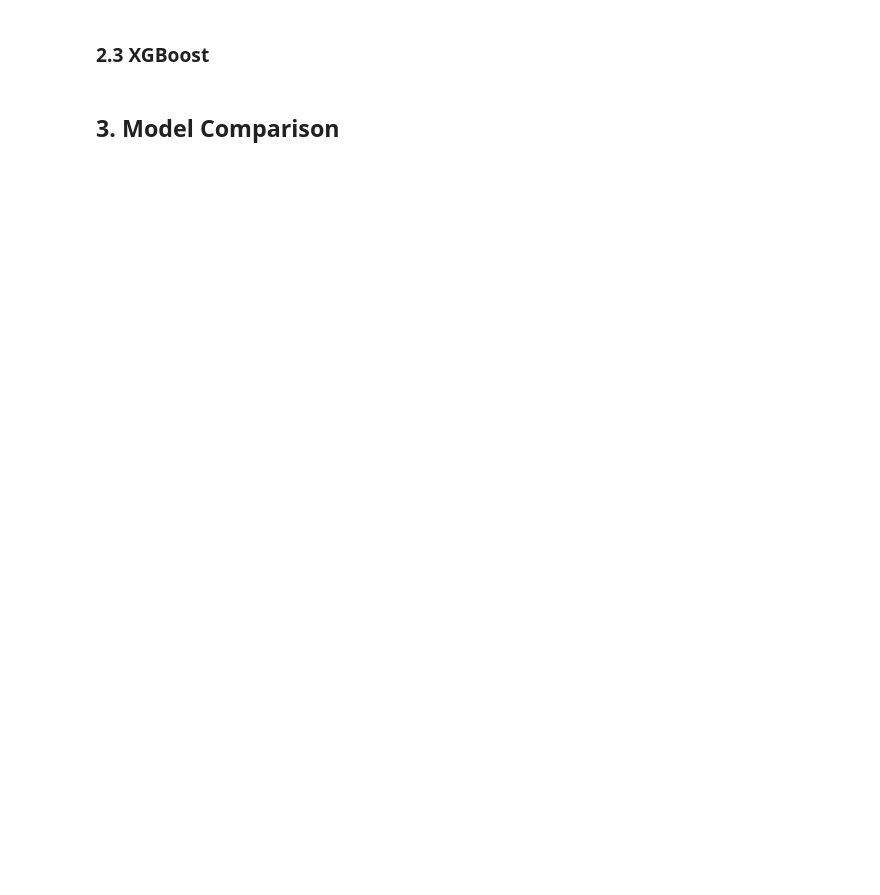
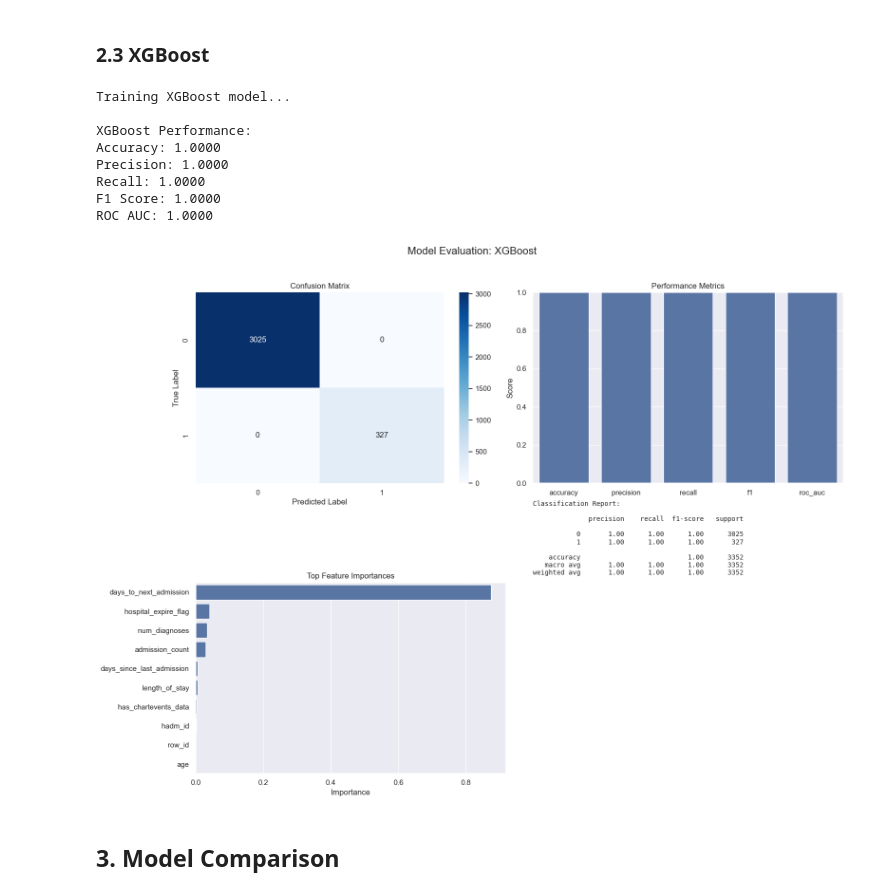
Before and after one commit to SakshamTyagii/heartbyte, a Jupyter notebook: notebooks/03_model_training.ipynb, the cells around one changed output. Drawn from its saved outputs; the diff is of its cells as text; code cells hidden in the pictures; blank space fills up the shorter version.

```diff
--- a/notebooks/03_model_training.ipynb
+++ b/notebooks/03_model_training.ipynb
@@ -26,4 +276,33 @@ We'll train three models with different complexity levels:
 # %% [markdown]
 ### 2.3 XGBoost
+# %%
+# Train XGBoost model
+print("Training XGBoost model...")
+xgb_model = train_xgboost(X_train, y_train)
+
+# Evaluate model
+xgb_results = evaluate_model(xgb_model, X_test, y_test, feature_names)
+results['xgboost'] = xgb_results
+
+# Display evaluation
+print("\nXGBoost Performance:")
+print(f"Accuracy: {xgb_results['accuracy']:.4f}")
+print(f"Precision: {xgb_results['precision']:.4f}")
+print(f"Recall: {xgb_results['recall']:.4f}")
+print(f"F1 Score: {xgb_results['f1']:.4f}")
+print(f"ROC AUC: {xgb_results['roc_auc']:.4f}")
+
+# Plot evaluation
+plot_model_evaluation(xgb_results, "XGBoost")
+# %% [output]
+Training XGBoost model...
+
+XGBoost Performance:
+Accuracy: 1.0000
+Precision: 1.0000
+Recall: 1.0000
+F1 Score: 1.0000
+ROC AUC: 1.0000
+[figure, added]
 # %% [markdown]
 ## 3. Model Comparison
```
Also changed, not shown: parts of 15 cells of this notebook.
